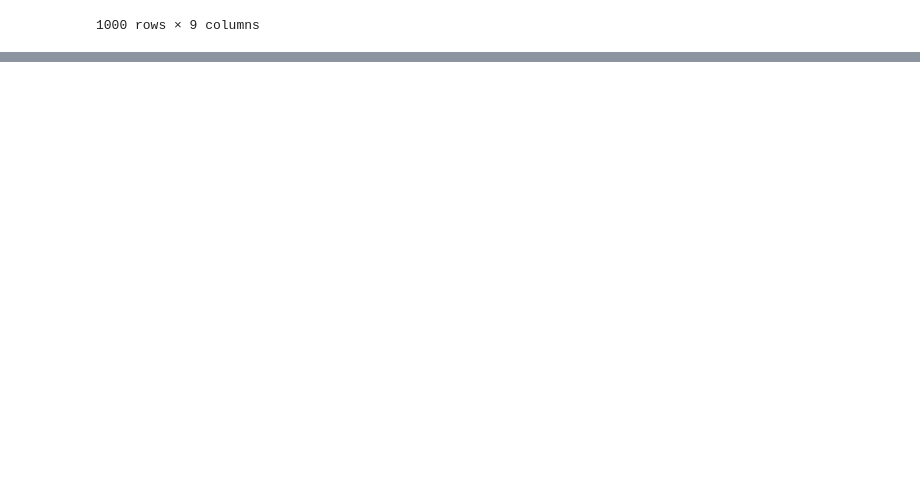
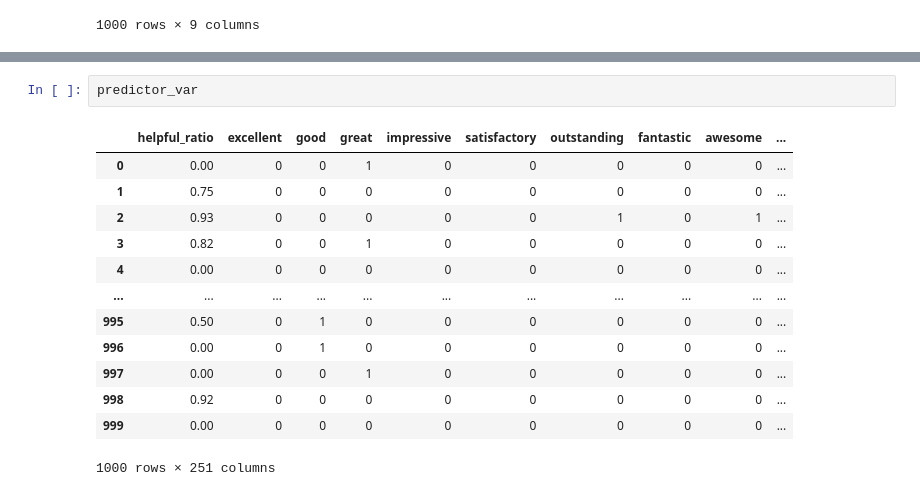
Before and after one commit to EnronMusk/MyRepo, a Jupyter notebook: ReviewGPT/model.ipynb, the cells around one changed output, grey strips where cells are left out. Cells and saved outputs as stored; diff of their text form; blank space fills up the shorter version.

```diff
--- a/ReviewGPT/model.ipynb
+++ b/ReviewGPT/model.ipynb
@@ -58,0 +75,16 @@ ai.Model.list()
+# %%
+predictor_var
+# %% [output]
+|  | helpful_ratio | excellent | good | great | impressive | satisfactory | outstanding | fantastic | awesome | ... |
+| 0 | 0.00 | 0 | 0 | 1 | 0 | 0 | 0 | 0 | 0 | ... |
+| 1 | 0.75 | 0 | 0 | 0 | 0 | 0 | 0 | 0 | 0 | ... |
+| 2 | 0.93 | 0 | 0 | 0 | 0 | 0 | 1 | 0 | 1 | ... |
+| 3 | 0.82 | 0 | 0 | 1 | 0 | 0 | 0 | 0 | 0 | ... |
+| 4 | 0.00 | 0 | 0 | 0 | 0 | 0 | 0 | 0 | 0 | ... |
+| ... | ... | ... | ... | ... | ... | ... | ... | ... | ... | ... |
+| 995 | 0.50 | 0 | 1 | 0 | 0 | 0 | 0 | 0 | 0 | ... |
+| 996 | 0.00 | 0 | 1 | 0 | 0 | 0 | 0 | 0 | 0 | ... |
+| 997 | 0.00 | 0 | 0 | 1 | 0 | 0 | 0 | 0 | 0 | ... |
+| 998 | 0.92 | 0 | 0 | 0 | 0 | 0 | 0 | 0 | 0 | ... |
+| 999 | 0.00 | 0 | 0 | 0 | 0 | 0 | 0 | 0 | 0 | ... |
+1000 rows × 251 columns
```
Also changed, not shown: parts of 14 cells of this notebook, 1 other file.
